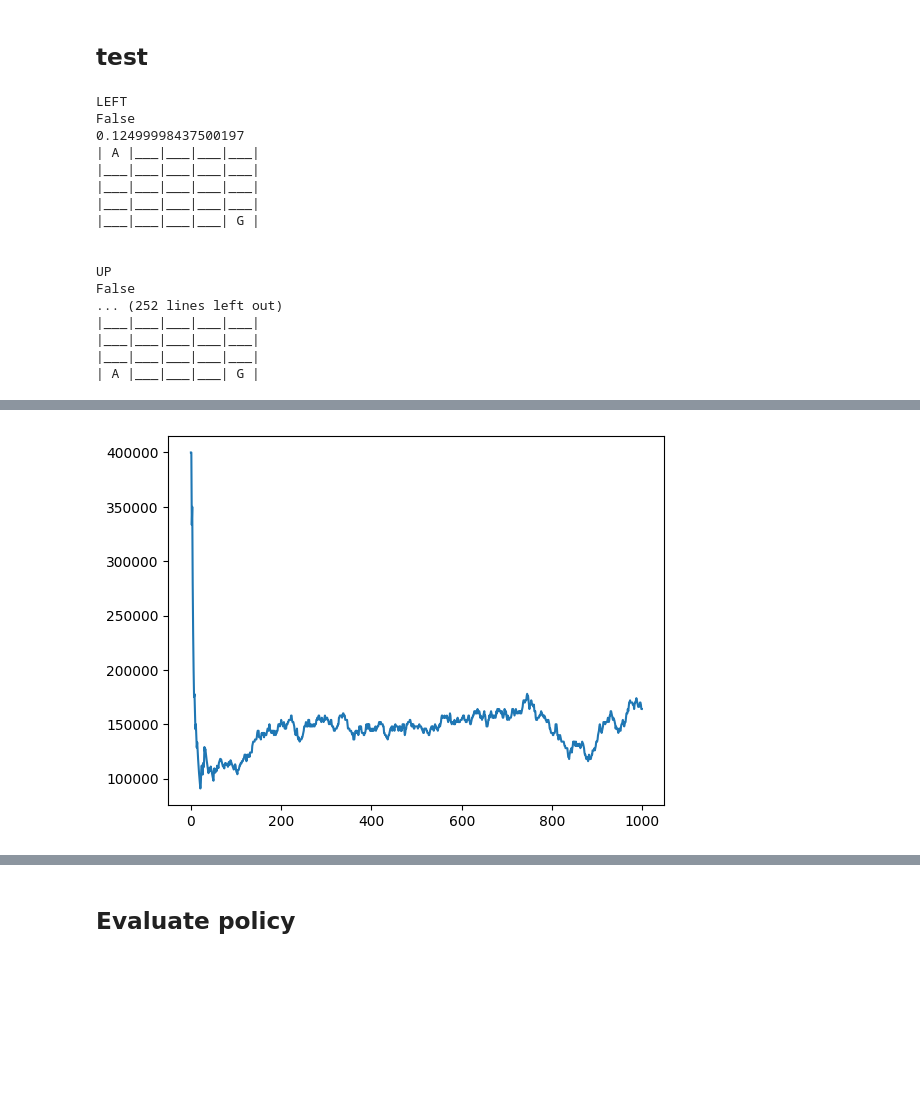
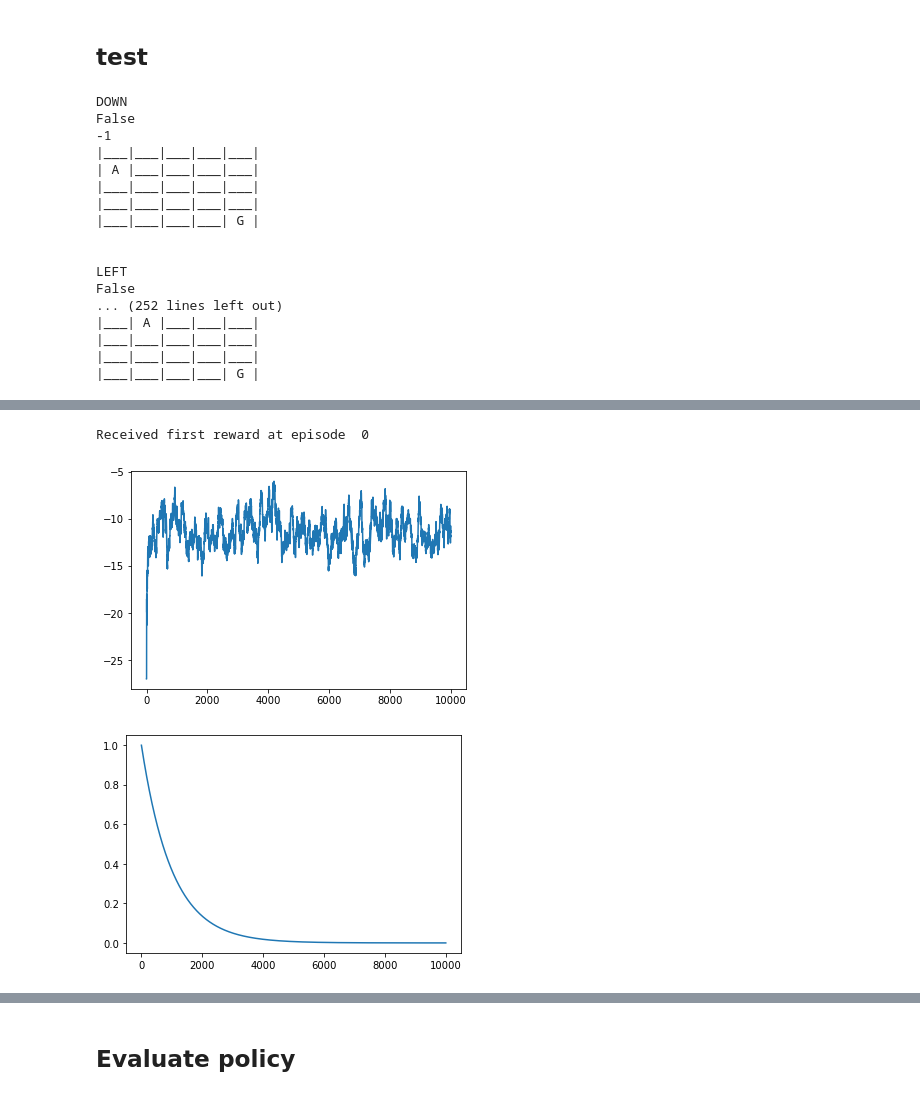
Before and after one commit to KRLGroup/RL-2022, a Jupyter notebook: p03_q_learning/Qlearning.ipynb, the cells around one changed output, grey strips where cells are left out. Cells and saved outputs as stored; diff of their text form; code cells hidden in the pictures; blank space fills up the shorter version.

```diff
--- a/p03_q_learning/Qlearning.ipynb
+++ b/p03_q_learning/Qlearning.ipynb
@@ -177,6 +178,7 @@ def evaluate_q_table(env, q_table, n_episodes=10, render=False):
             #action = ???
             #
             #
+            action = q_table[state[0], state[1], :].argmax()
             action = env.action_space.sample() #<- cancel this
             ############## simulate the action
             state, reward, done, info = env.step(action)
@@ -220,8 +222,9 @@ def q_learning(env, alpha=1.0, gamma=0.99, initial_epsilon=1.0, n_episodes=10000
     evaluation_rewards = []
     mean_evaluation_rewards = []
     window = 100
+    epsilons = []
 
-    for ep in range(n_episodes):
+    for ep in tqdm.tqdm(range(n_episodes)):
         state = env.reset()
         done = False
         while not done:
@@ -231,7 +234,9 @@ def q_learning(env, alpha=1.0, gamma=0.99, initial_epsilon=1.0, n_episodes=10000
             # action = ???
             #
             #
-            action = env.action_space.sample()
+            action = q_table[state[0], state[1], :].argmax()
+            if random.random() < epsilon:
+                action = env.action_space.sample()
 
             ############## simulate the action
             next_state, reward, done, info = env.step(action)
@@ -243,6 +248,7 @@ def q_learning(env, alpha=1.0, gamma=0.99, initial_epsilon=1.0, n_episodes=10000
             # Q(state, action) = ???
             #
             #
+            q_table[state[0], state[1], action] = (1-alpha)*(q_table[state[0], state[1], action])+ alpha*(reward + gamma*q_table[next_state[0], next_state[1], :].max())
 
             if not received_first_reward and reward > 0:
                 received_first_reward = True
@@ -253,14 +259,18 @@ def q_learning(env, alpha=1.0, gamma=0.99, initial_epsilon=1.0, n_episodes=10000
 
         #update current epsilon
         if received_first_reward:
-            epsilon= 0.9999*epsilon
+            epsilon= 0.999*epsilon
 
         #evaluate policy
         evaluation_rewards.append( evaluate_q_table(env, q_table, n_episodes=5) )
         mean_evaluation_rewards.append(mean(evaluation_rewards[-window: ]))
+        epsilons.append(epsilon)
 
 
     plt.plot(mean_evaluation_rewards)
+    plt.show()
+    plt.plot(epsilons)
+    plt.show()
 
     print("Training finished in {} episodes\n".format(n_episodes))
     return q_table
@@ -268,7 +278,7 @@ def q_learning(env, alpha=1.0, gamma=0.99, initial_epsilon=1.0, n_episodes=10000
 ## test
 # %%
 #define the env
-env = NonDeterministicGridWorld(5,5, reward_type="dense")
+env = NonDeterministicGridWorld(5,5, reward_type="sparse")
 # %%
 # random exploration
 done = False
@@ -283,25 +293,25 @@ while not done:
             print(reward)
             env.render()
 # %% [output]
-LEFT
+DOWN
 False
-0.12499998437500197
+-1
+|___|___|___|___|___|
 | A |___|___|___|___|
-|___|___|___|___|___|
 |___|___|___|___|___|
 |___|___|___|___|___|
 |___|___|___|___| G |
 
 
-UP
+LEFT
 False
 ... (252 lines left out)
+|___| A |___|___|___|
 |___|___|___|___|___|
 |___|___|___|___|___|
-|___|___|___|___|___|
-| A |___|___|___| G |
+|___|___|___|___| G |
 # %%
 ## Q learning
-q_table = q_learning(env, n_episodes=1000)
+q_table = q_learning(env, alpha=0.1, initial_epsilon=1., n_episodes=10000)
 # %% [output]
 Q table size:  [5, 5, 4]
@@ -310 +318,3 @@ Training finished in 1000 episodes
+Received first reward at episode  0
-[figure, old version]
+[figure, new version]
+[figure, added]
```
Also changed, not shown: parts of 4 cells of this notebook, 4 other files.
